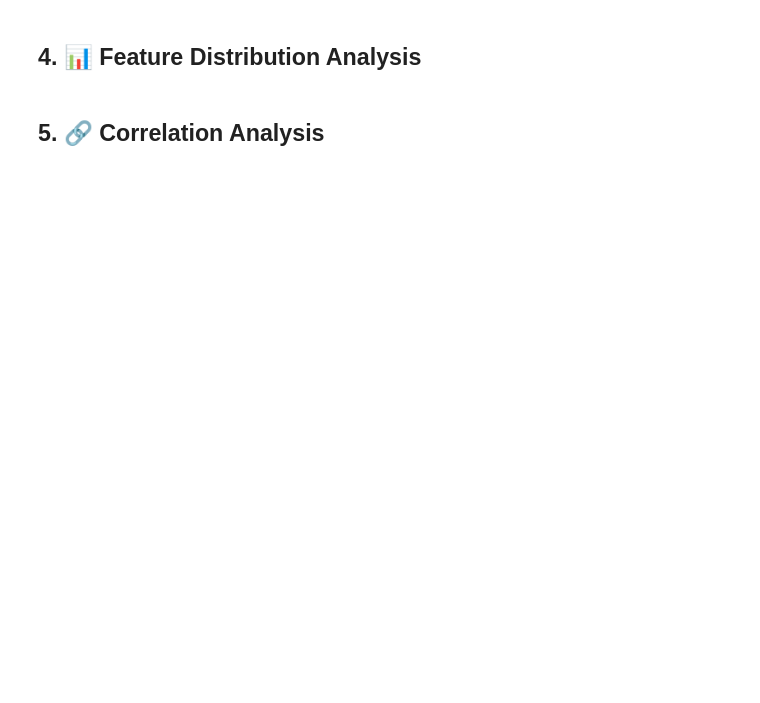
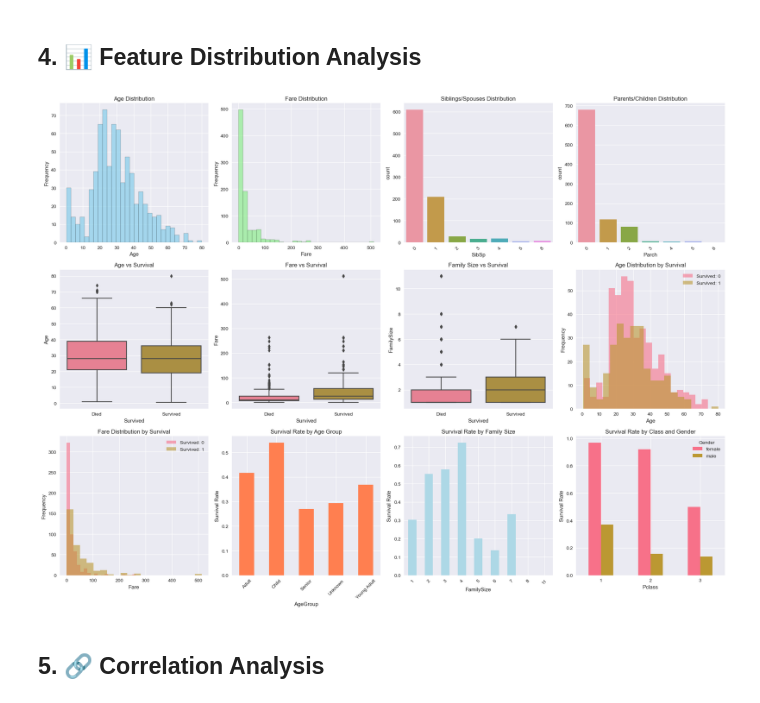
Before and after one commit to DKledx/04-Titanic-Survival, a Jupyter notebook: notebooks/01-eda-analysis.ipynb, the cells around one changed output. Cells and saved outputs as stored; diff of their text form; code cells hidden in the pictures; blank space fills up the shorter version.

```diff
--- a/notebooks/01-eda-analysis.ipynb
+++ b/notebooks/01-eda-analysis.ipynb
@@ -38,11 +41,14 @@ print("🎨 Visualization style set!")
 # %% [markdown]
 ## 1. 📥 Data Loading & Overview
 # %%
-# Load datasets
-train_df = pd.read_csv('../data/raw/train.csv')
-test_df = pd.read_csv('../data/raw/test.csv')
+# Load real Titanic dataset
+train_path = '../data/raw/train.csv'
+test_path = '../data/raw/test.csv'
 
-print("🚢 Titanic Dataset Loaded Successfully!")
+train_df = pd.read_csv(train_path)
+test_df = pd.read_csv(test_path)
+
+print("🚢 Real Titanic Dataset Loaded Successfully!")
 print(f"📊 Training set shape: {train_df.shape}")
 print(f"📊 Test set shape: {test_df.shape}")
 
@@ -119,6 +305,24 @@ test_missing = analyze_missing_values(test_df, "Test Set")
 # %%
 # Feature distribution analysis
 plt.figure(figsize=(20, 15))
+
+# Tạo feature FamilySize và AgeGroup trước khi sử dụng
+train_df['FamilySize'] = train_df['SibSp'] + train_df['Parch'] + 1
+
+# Tạo age groups
+def create_age_groups(age):
+    if pd.isna(age):
+        return 'Unknown'
+    elif age < 18:
+        return 'Child'
+    elif age < 35:
+        return 'Young Adult'
+    elif age < 60:
+        return 'Adult'
+    else:
+        return 'Senior'
+
+train_df['AgeGroup'] = train_df['Age'].apply(create_age_groups)
 
 # 1. Age distribution
 plt.subplot(3, 4, 1)
@@ -184,33 +388,35 @@ plt.xlabel('Fare')
 plt.ylabel('Frequency')
 plt.legend()
 
 # 10. Survival rate by age groups
 plt.subplot(3, 4, 10)
 age_survival = train_df.groupby('AgeGroup')['Survived'].mean()
 age_survival.plot(kind='bar', color='coral')
 plt.title('Survival Rate by Age Group')
 plt.ylabel('Survival Rate')
 plt.xticks(rotation=45)
 
 # 11. Survival rate by family size
 plt.subplot(3, 4, 11)
 family_survival = train_df.groupby('FamilySize')['Survived'].mean()
 family_survival.plot(kind='bar', color='lightblue')
 plt.title('Survival Rate by Family Size')
 plt.ylabel('Survival Rate')
 plt.xticks(rotation=45)
 
 # 12. Survival rate by class and gender
 plt.subplot(3, 4, 12)
 class_sex_survival = train_df.groupby(['Pclass', 'Sex'])['Survived'].mean().unstack()
 class_sex_survival.plot(kind='bar', ax=plt.gca())
 plt.title('Survival Rate by Class and Gender')
 plt.ylabel('Survival Rate')
 plt.xticks(rotation=0)
 plt.legend(title='Gender')
 
 plt.tight_layout()
 plt.show()
+# %% [output]
+[figure, added]
 # %% [markdown]
 ## 5. 🔗 Correlation Analysis
 # %%
```
Also changed, not shown: parts of 9 cells of this notebook, 13 other files.
